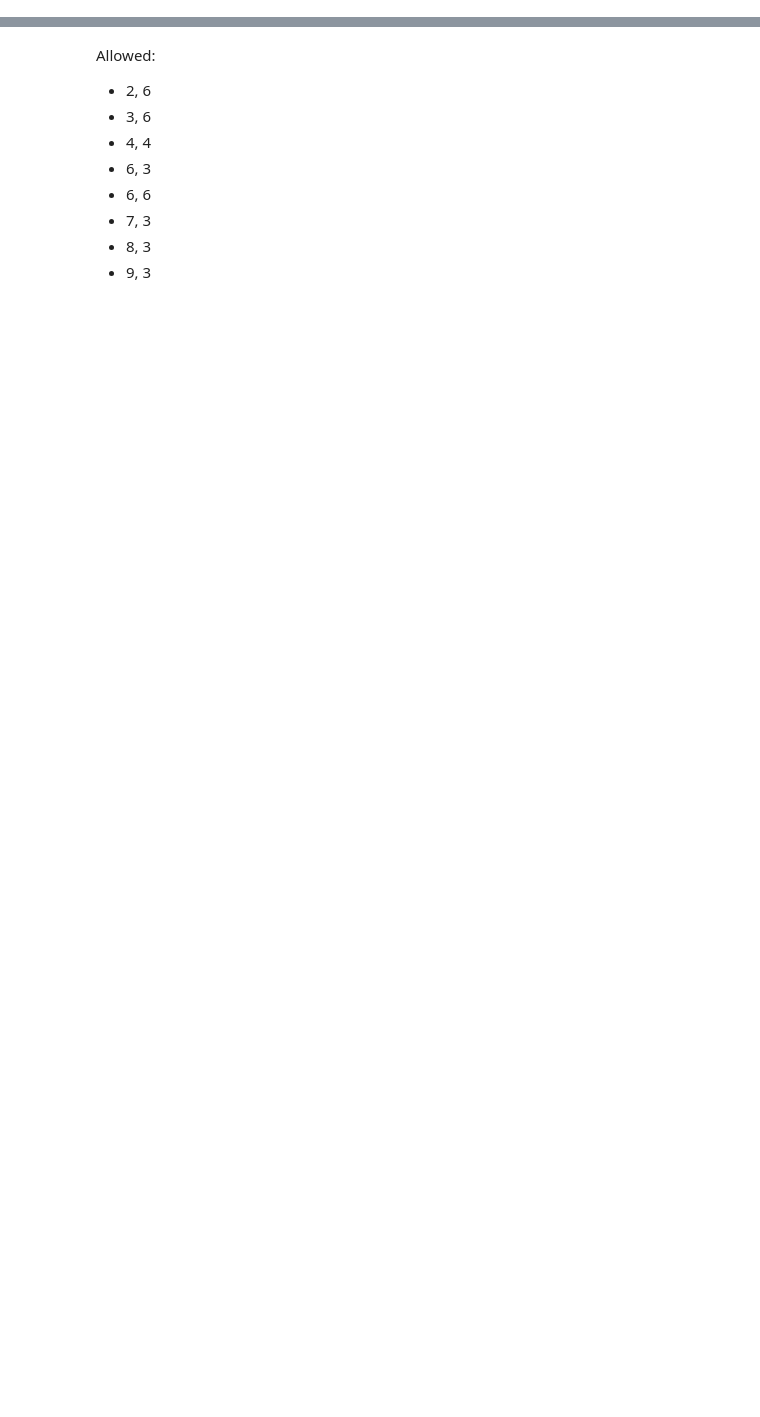
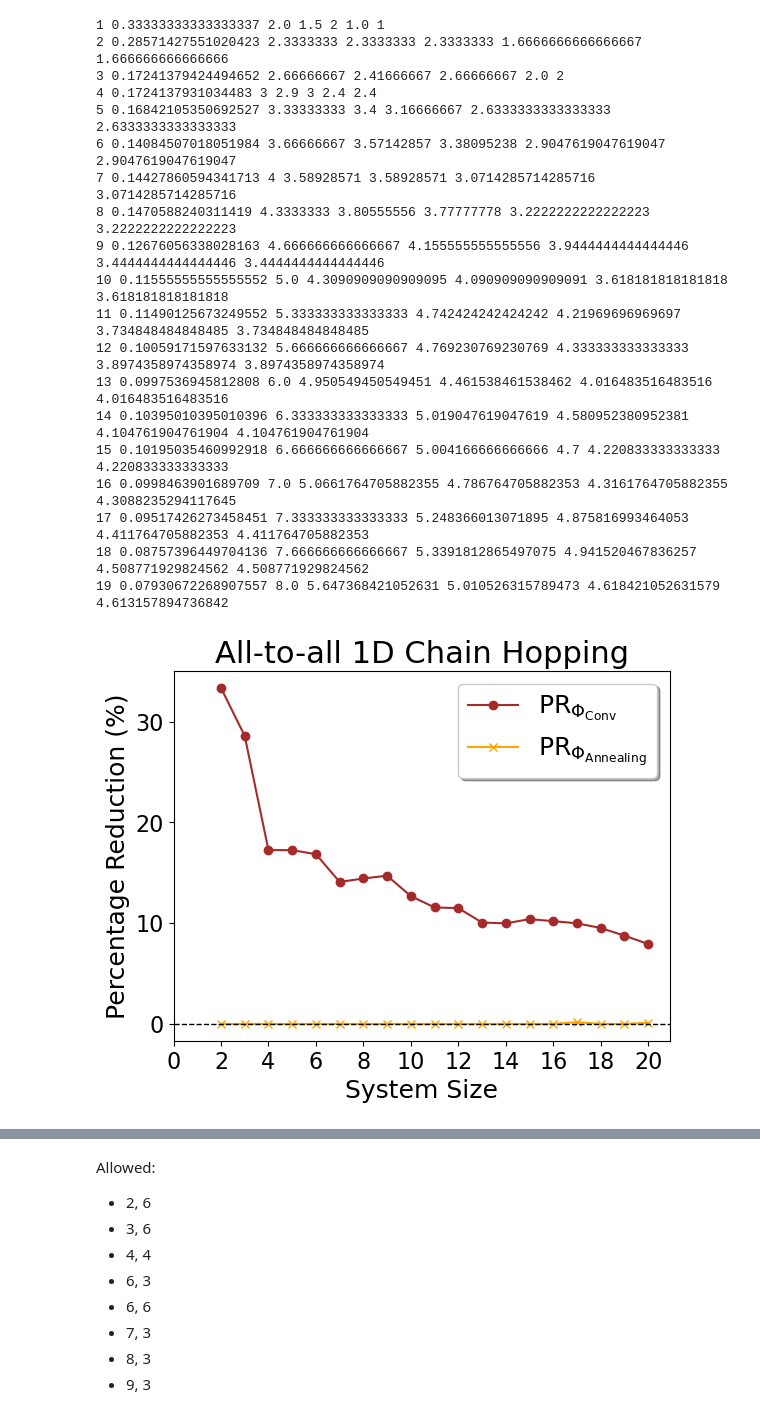
Before and after one commit to Genz17/F2Q, a Jupyter notebook: test.ipynb, the cells around one changed output, grey strips where cells are left out. Cells and saved outputs as stored; diff of their text form; code cells hidden in the pictures; blank space fills up the shorter version.

```diff
--- a/test.ipynb
+++ b/test.ipynb
@@ -203,32 +226,53 @@ anim = []
 for i,o in enumerate(op):
     im.append(1 - o / min([jw[i],bk[i],tt[i]]))
     anim.append(1 - o/an[i])
     print(i+1,1 - o / min([jw[i],bk[i],tt[i]]),jw[i],bk[i],tt[i],an[i],o)
 plt.figure()
 plt.plot(range(2, 2+len(im)),im,'-o',label=r'PR$_{\Phi_{\text{Conv}}}$',c='brown')
 plt.plot(range(2, 2+len(anim)),anim,'-x', label=r'PR$_{\Phi_{\text{Annealing}}}$',c='orange')
 plt.yticks([0,0.1,0.2,0.3],[0,10,20,30],fontsize=16)
 plt.xticks([0,2,4,6,8,10,12,14,16,18,20],[0,2,4,6,8,10,12,14,16,18,20],fontsize=16)
-plt.xlabel("Hopping Range", fontsize=18)
-plt.ylabel("Percentage Reduction", fontsize=18)
+plt.xlabel("System Size", fontsize=18)
+plt.ylabel("Percentage Reduction (%)", fontsize=18)
 plt.title("All-to-all 1D Chain Hopping",fontsize=22)
 plt.axhline(y=0, color='black', linestyle='--', linewidth=1)
 plt.legend(frameon=True, fancybox=True, shadow=True, fontsize=18)
 plt.savefig("1dhopping20_all_improve.pdf",bbox_inches='tight')
 
 
 
 plt.figure()
 plt.plot(range(2,2+len(jw)), jw, '-s', label='Jordan-Wigner', c='pink')
 plt.plot(range(2,2+len(bk)), bk, '-d', label='Bravyi-Kitaev', c='red')
 plt.plot(range(2,2+len(tt)), tt, '-^', label='Ternary Tree',c='steelblue')
 plt.plot(range(2,2+len(op)), op, '-p', label='Randomized Subsystem Descent',c='gold')
 plt.plot(range(2,2+len(an)), an, '--', label='H+CNOT Annealing',c='purple')
 plt.xlabel("System Size", fontsize=18)
 plt.ylabel("Average Pauli Weight", fontsize=18)
 plt.yticks([2,4,6,8],[2,4,6,8],fontsize=16)
 plt.xticks([0,2,4,6,8,10,12,14,16,18,20],[0,2,4,6,8,10,12,14,16,18,20],fontsize=16)
 plt.grid(True, linestyle='--', linewidth=0.7, alpha=0.7)
 plt.title("All-to-all 1D Chain Hopping",fontsize=22)
 plt.legend(frameon=True, fancybox=True, shadow=True, fontsize=10, loc='upper left')
 plt.savefig("1dhopping20_all.pdf",bbox_inches='tight')
+# %% [output]
+1 0.33333333333333337 2.0 1.5 2 1.0 1
+2 0.28571427551020423 2.3333333 2.3333333 2.3333333 1.6666666666666667 1.666666666666666
+3 0.17241379424494652 2.66666667 2.41666667 2.66666667 2.0 2
+4 0.1724137931034483 3 2.9 3 2.4 2.4
+5 0.16842105350692527 3.33333333 3.4 3.16666667 2.6333333333333333 2.6333333333333333
+6 0.14084507018051984 3.66666667 3.57142857 3.38095238 2.9047619047619047 2.9047619047619047
+7 0.14427860594341713 4 3.58928571 3.58928571 3.0714285714285716 3.0714285714285716
+8 0.1470588240311419 4.3333333 3.80555556 3.77777778 3.2222222222222223 3.2222222222222223
+9 0.12676056338028163 4.666666666666667 4.155555555555556 3.9444444444444446 3.4444444444444446 3.4444444444444446
+10 0.11555555555555552 5.0 4.3090909090909095 4.090909090909091 3.618181818181818 3.618181818181818
+11 0.11490125673249552 5.333333333333333 4.742424242424242 4.21969696969697 3.734848484848485 3.734848484848485
+12 0.10059171597633132 5.666666666666667 4.769230769230769 4.333333333333333 3.8974358974358974 3.8974358974358974
+13 0.0997536945812808 6.0 4.950549450549451 4.461538461538462 4.016483516483516 4.016483516483516
+14 0.10395010395010396 6.333333333333333 5.019047619047619 4.580952380952381 4.104761904761904 4.104761904761904
+15 0.10195035460992918 6.666666666666667 5.004166666666666 4.7 4.220833333333333 4.220833333333333
+16 0.0998463901689709 7.0 5.0661764705882355 4.786764705882353 4.3161764705882355 4.3088235294117645
+17 0.09517426273458451 7.333333333333333 5.248366013071895 4.875816993464053 4.411764705882353 4.411764705882353
+18 0.08757396449704136 7.666666666666667 5.3391812865497075 4.941520467836257 4.508771929824562 4.508771929824562
+19 0.07930672268907557 8.0 5.647368421052631 5.010526315789473 4.618421052631579 4.613157894736842
+[figure, added]
```
Also changed, not shown: parts of 8 cells of this notebook, 1 other file.
